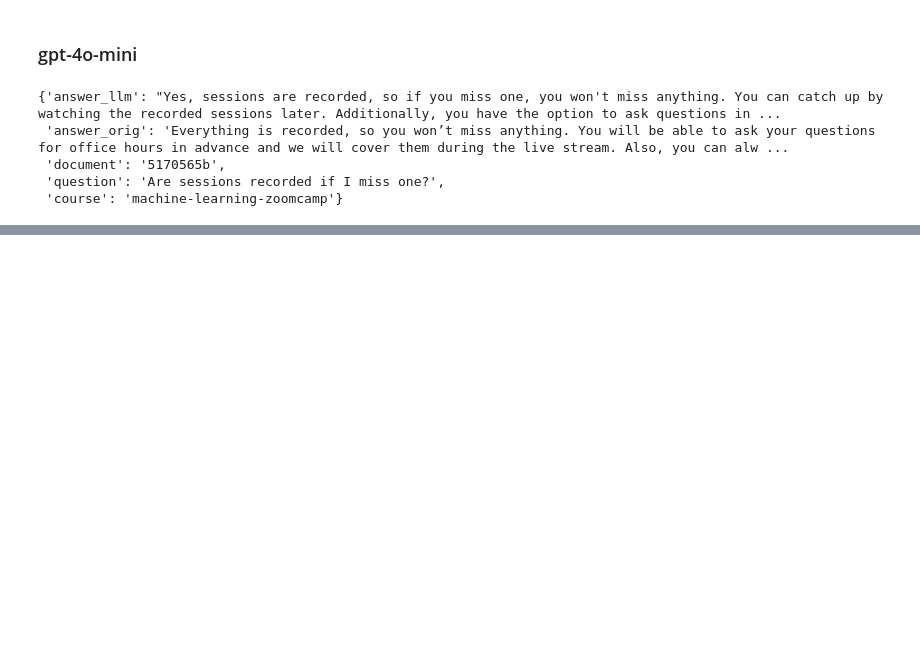
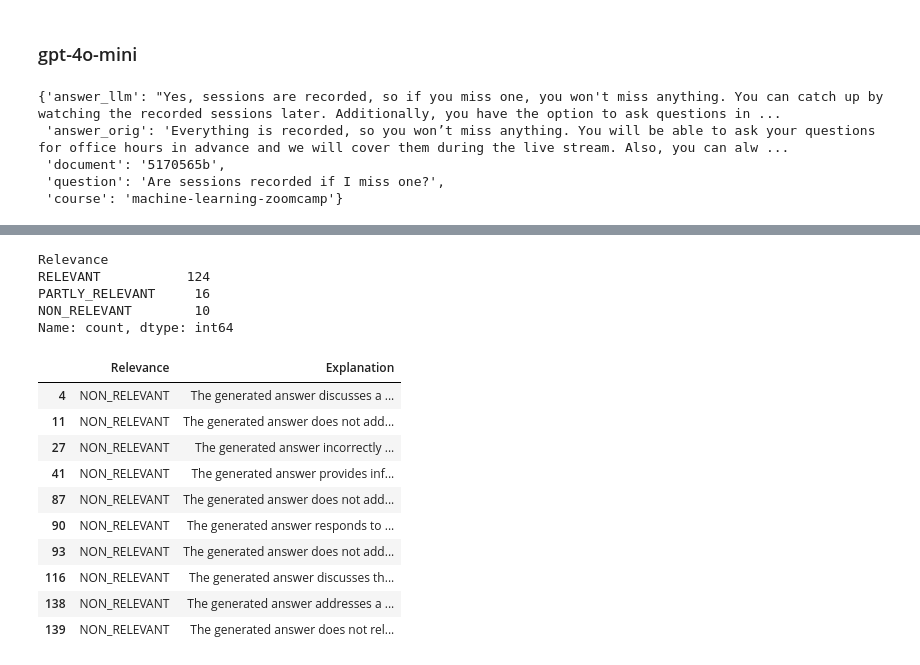
Before and after one commit to DataTalksClub/llm-zoomcamp, a Jupyter notebook: 04-monitoring/offline-rag-evaluation.ipynb, the cells around one changed output, grey strips where cells are left out. Drawn from its saved outputs; the diff is of its cells as text; code cells hidden in the pictures; blank space fills up the shorter version.

Commit message:
new data and links

```diff
--- a/04-monitoring/offline-rag-evaluation.ipynb
+++ b/04-monitoring/offline-rag-evaluation.ipynb
@@ -480,0 +562,3 @@ for record in tqdm(results_gpt35):
+# %%
+prompt = prompt1_template.format(**record)
+print(prompt)
@@ -480,0 +587,37 @@ for record in tqdm(results_gpt35):
+# %%
+evaluations = []
+
+for record in tqdm(samples):
+    prompt = prompt1_template.format(**record)
+    evaluation = llm(prompt, model='gpt-4o-mini')
+    evaluations.append(evaluation)
+# %%
+json_evaluations = []
+
+for i, str_eval in enumerate(evaluations):
+    json_eval = json.loads(str_eval)
+    json_evaluations.append(json_eval)
+# %%
+df_evaluations = pd.DataFrame(json_evaluations)
+# %%
+df_evaluations.Relevance.value_counts()
+# %% [output]
+Relevance
+RELEVANT           124
+PARTLY_RELEVANT     16
+NON_RELEVANT        10
+Name: count, dtype: int64
+# %%
+df_evaluations[df_evaluations.Relevance == 'NON_RELEVANT'] #.to_dict(orient='records')
+# %% [output]
+|  | Relevance | Explanation |
+| 4 | NON_RELEVANT | The generated answer discusses a ... |
+| 11 | NON_RELEVANT | The generated answer does not add... |
+| 27 | NON_RELEVANT | The generated answer incorrectly ... |
+| 41 | NON_RELEVANT | The generated answer provides inf... |
+| 87 | NON_RELEVANT | The generated answer does not add... |
+| 90 | NON_RELEVANT | The generated answer responds to ... |
+| 93 | NON_RELEVANT | The generated answer does not add... |
+| 116 | NON_RELEVANT | The generated answer discusses th... |
+| 138 | NON_RELEVANT | The generated answer addresses a ... |
+| 139 | NON_RELEVANT | The generated answer does not rel... |
```
Also changed, not shown: parts of 25 cells of this notebook, 7 other files.
